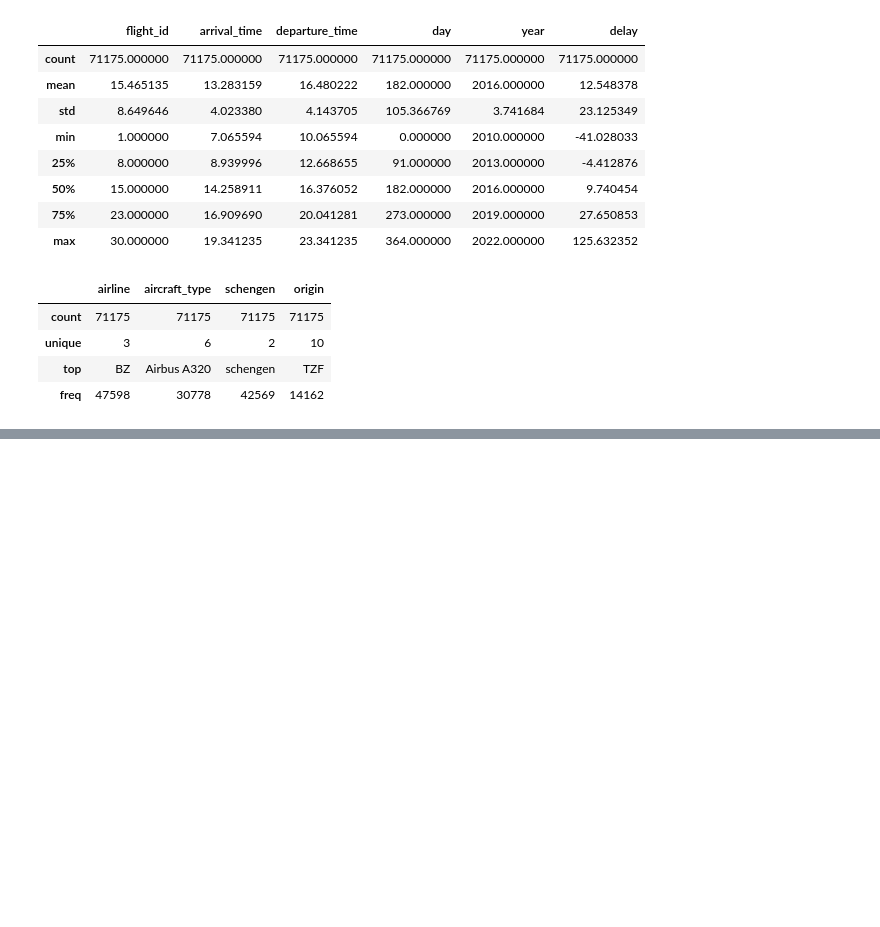
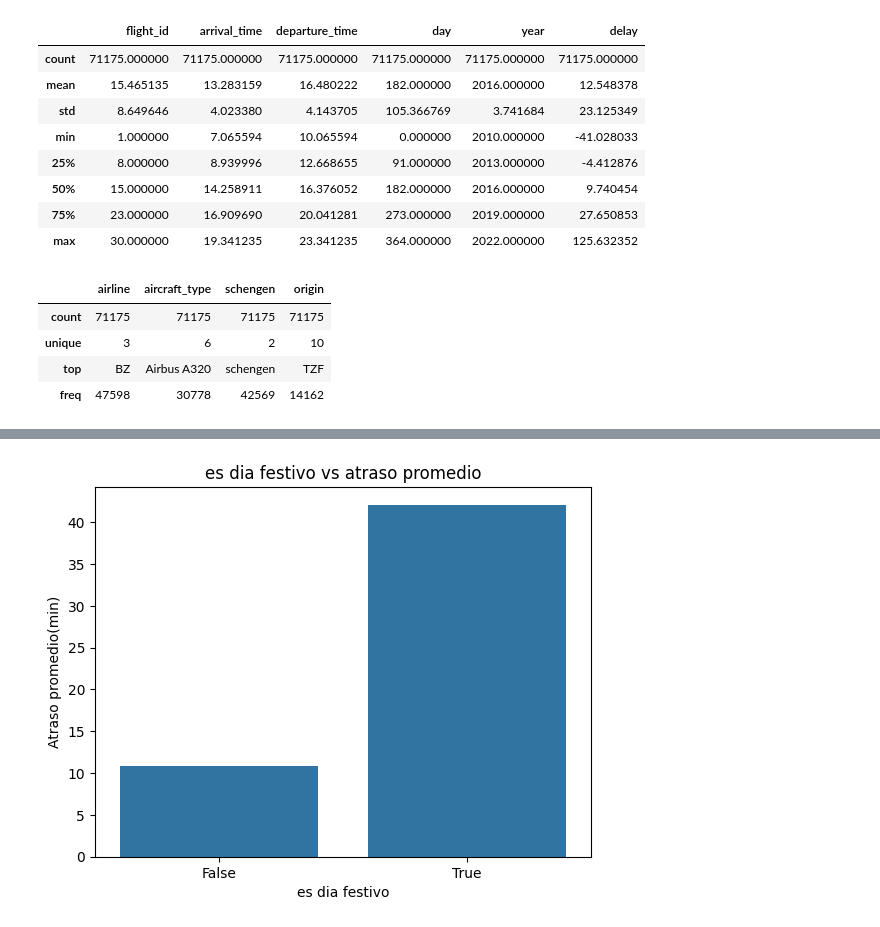
Before and after one commit to Cristiand056/Estadisticas-y-Machine-Learning-G8---ONE, a Jupyter notebook: optimizacion_aeroportuaria.ipynb, the cells around one changed output, grey strips where cells are left out. Saved outputs shown, nothing was run; the diff lists cells and outputs as text; code cells hidden in the pictures; blank space fills up the shorter version.

```diff
--- a/optimizacion_aeroportuaria.ipynb
+++ b/optimizacion_aeroportuaria.ipynb
@@ -55,0 +93,10 @@ datos.describe(include='O')
+# %%
+avg_delay = datos.groupby('is_holiday')['delay'].mean().reset_index()
+
+sns.barplot(data=avg_delay, x='is_holiday', y='delay')
+plt.title('es dia festivo vs atraso promedio')
+plt.xlabel('es dia festivo')
+plt.ylabel('Atraso promedio(min)')
+plt.show()
+# %% [output]
+[figure, added]
```
Also changed, not shown: parts of 52 cells of this notebook.
